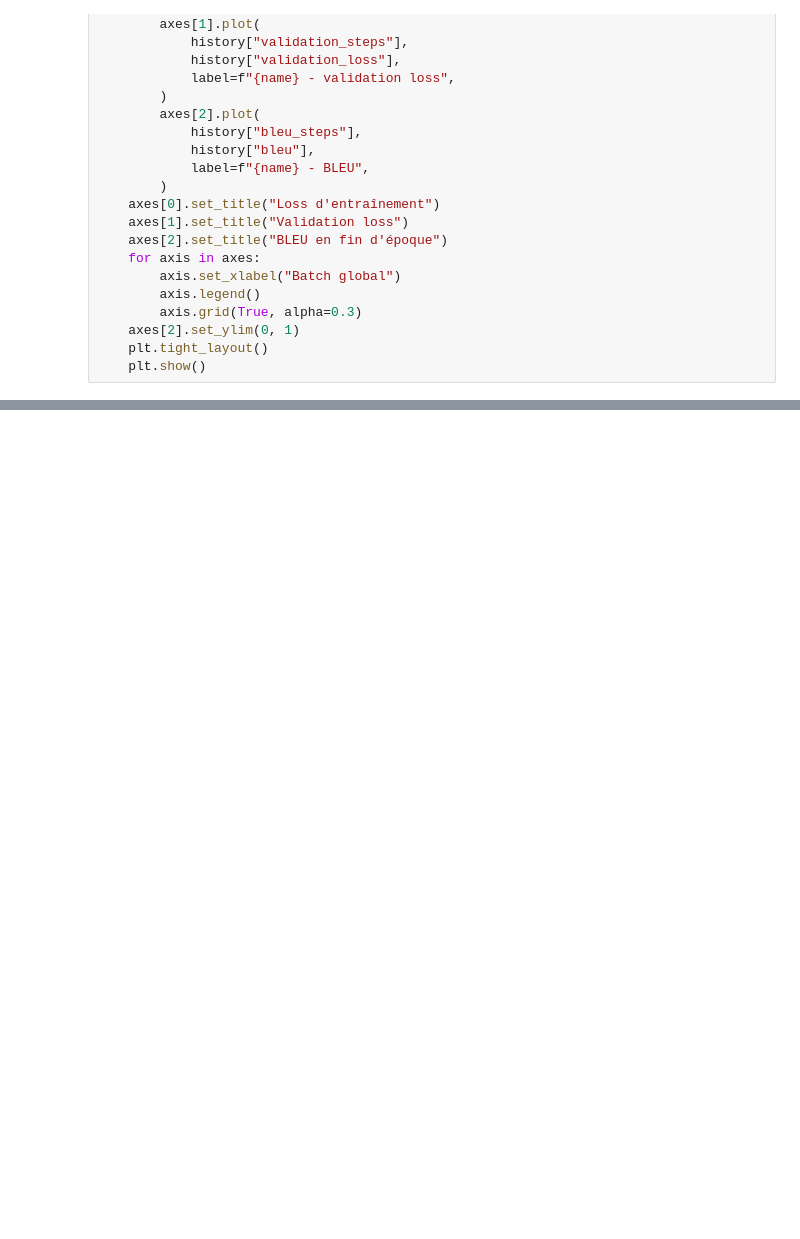
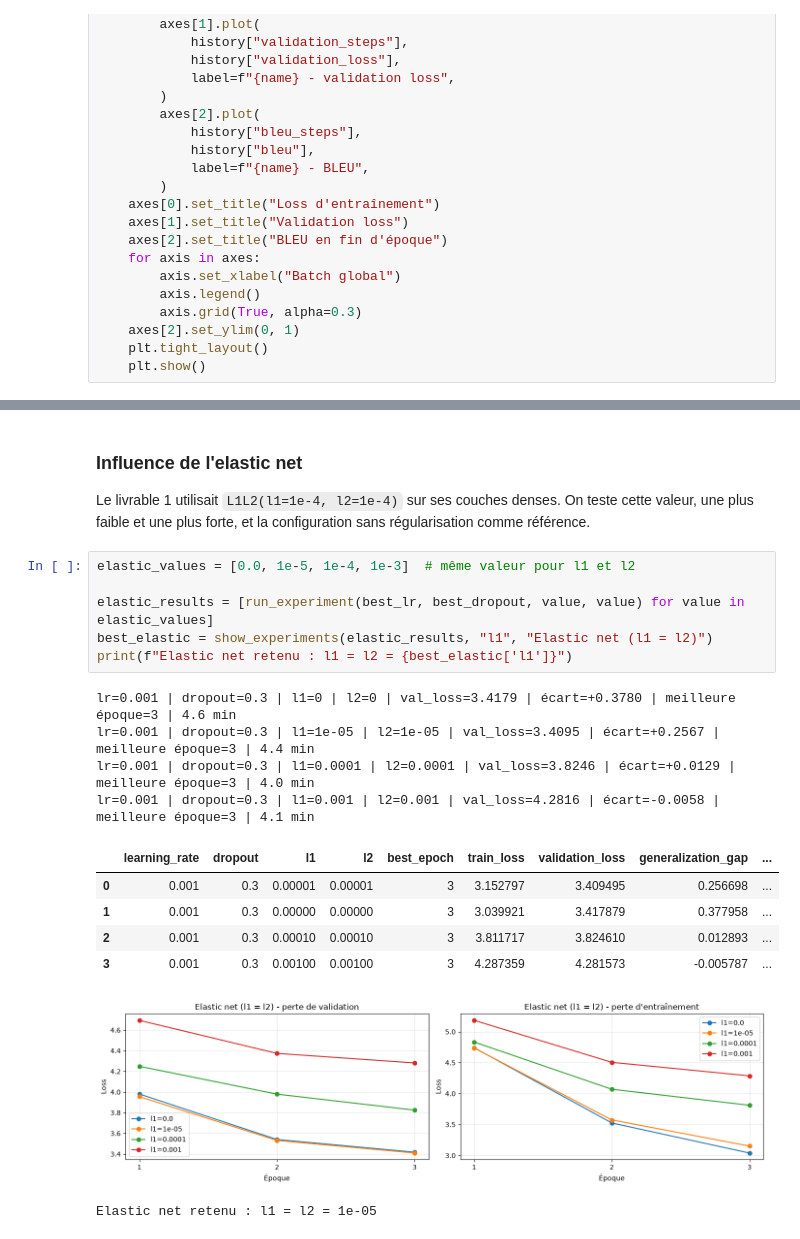
Before and after one commit to Williampancha/Leyenda, a Jupyter notebook: Livrable 3.ipynb, the cells around one changed output, grey strips where cells are left out. Saved outputs shown, nothing was run; the diff lists cells and outputs as text; blank space fills up the shorter version.

```diff
--- a/Livrable 3.ipynb
+++ b/Livrable 3.ipynb
@@ -826,0 +993,21 @@ def compare_histories(gru_history, lstm_history):
+# %% [markdown]
+### Influence de l'elastic net
+Le livrable 1 utilisait `L1L2(l1=1e-4, l2=1e-4)` sur ses couches denses. On teste cette valeur, une plus faible et une plus forte, et la configuration sans régularisation comme référence.
+# %%
+elastic_values = [0.0, 1e-5, 1e-4, 1e-3]  # même valeur pour l1 et l2
+
+elastic_results = [run_experiment(best_lr, best_dropout, value, value) for value in elastic_values]
+best_elastic = show_experiments(elastic_results, "l1", "Elastic net (l1 = l2)")
+print(f"Elastic net retenu : l1 = l2 = {best_elastic['l1']}")
+# %% [output]
+lr=0.001 | dropout=0.3 | l1=0 | l2=0 | val_loss=3.4179 | écart=+0.3780 | meilleure époque=3 | 4.6 min
+lr=0.001 | dropout=0.3 | l1=1e-05 | l2=1e-05 | val_loss=3.4095 | écart=+0.2567 | meilleure époque=3 | 4.4 min
+lr=0.001 | dropout=0.3 | l1=0.0001 | l2=0.0001 | val_loss=3.8246 | écart=+0.0129 | meilleure époque=3 | 4.0 min
+lr=0.001 | dropout=0.3 | l1=0.001 | l2=0.001 | val_loss=4.2816 | écart=-0.0058 | meilleure époque=3 | 4.1 min
+|  | learning_rate | dropout | l1 | l2 | best_epoch | train_loss | validation_loss | generalization_gap | ... |
+| 0 | 0.001 | 0.3 | 0.00001 | 0.00001 | 3 | 3.152797 | 3.409495 | 0.256698 | ... |
+| 1 | 0.001 | 0.3 | 0.00000 | 0.00000 | 3 | 3.039921 | 3.417879 | 0.377958 | ... |
+| 2 | 0.001 | 0.3 | 0.00010 | 0.00010 | 3 | 3.811717 | 3.824610 | 0.012893 | ... |
+| 3 | 0.001 | 0.3 | 0.00100 | 0.00100 | 3 | 4.287359 | 4.281573 | -0.005787 | ... |
+[figure, added]
+Elastic net retenu : l1 = l2 = 1e-05
```
Also changed, not shown: parts of 20 cells of this notebook.
